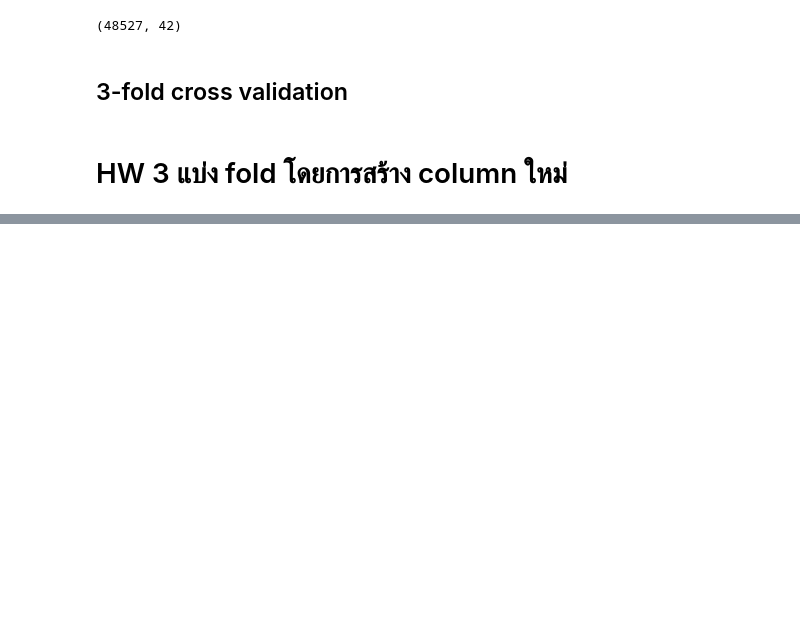
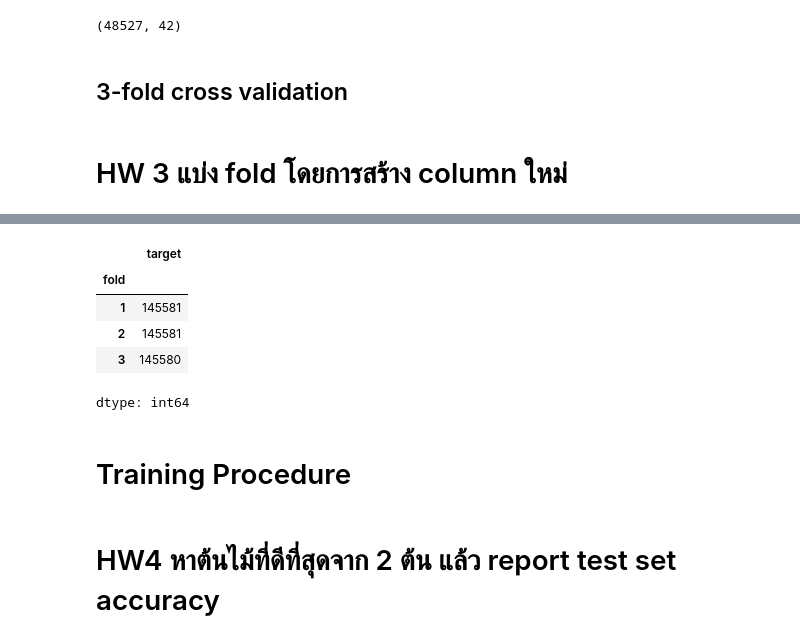
Before and after one commit to tohnperfect/DPDM2024, a Jupyter notebook: Classification_(dpdm24).ipynb, the cells around one changed output, grey strips where cells are left out. Cells and saved outputs as stored; diff of their text form; code cells hidden in the pictures; blank space fills up the shorter version.

```diff
--- a/Classification_(dpdm24).ipynb
+++ b/Classification_(dpdm24).ipynb
@@ -191,0 +227,11 @@ df_test.shape
+# %%
+df_train.groupby('fold')['target'].count()
+# %% [output]
+|  | target |
+| fold |  |
+| 1 | 145581 |
+| 2 | 145581 |
+| 3 | 145580 |
+dtype: int64
+# %% [markdown]
+# Training Procedure
@@ -191,0 +255,2 @@ df_test.shape
+# %% [markdown]
+# HW4 หาต้นไม้ที่ดีที่สุดจาก 2 ต้น แล้ว report test set accuracy
```
Also changed, not shown: parts of 6 cells of this notebook.
